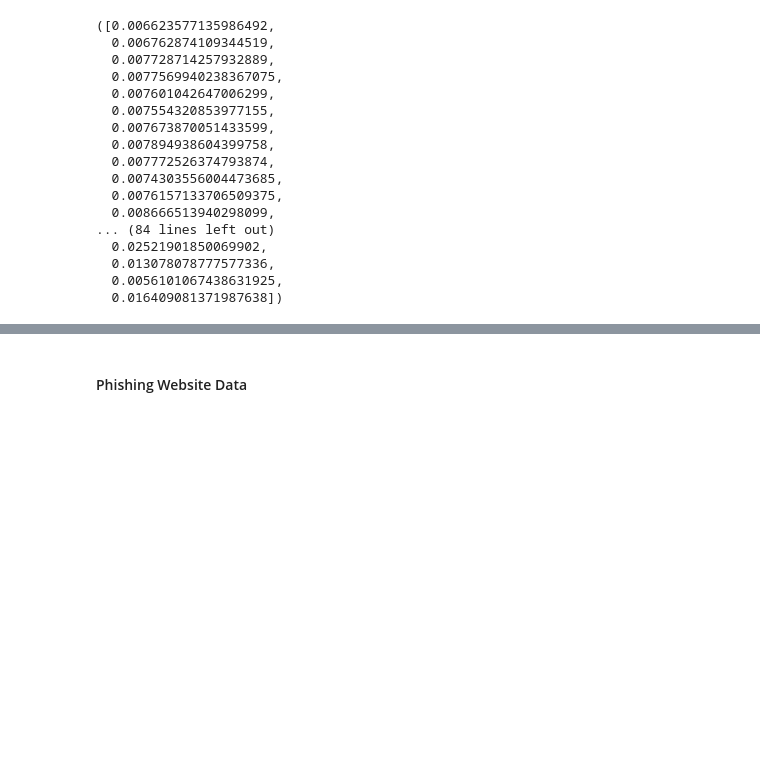
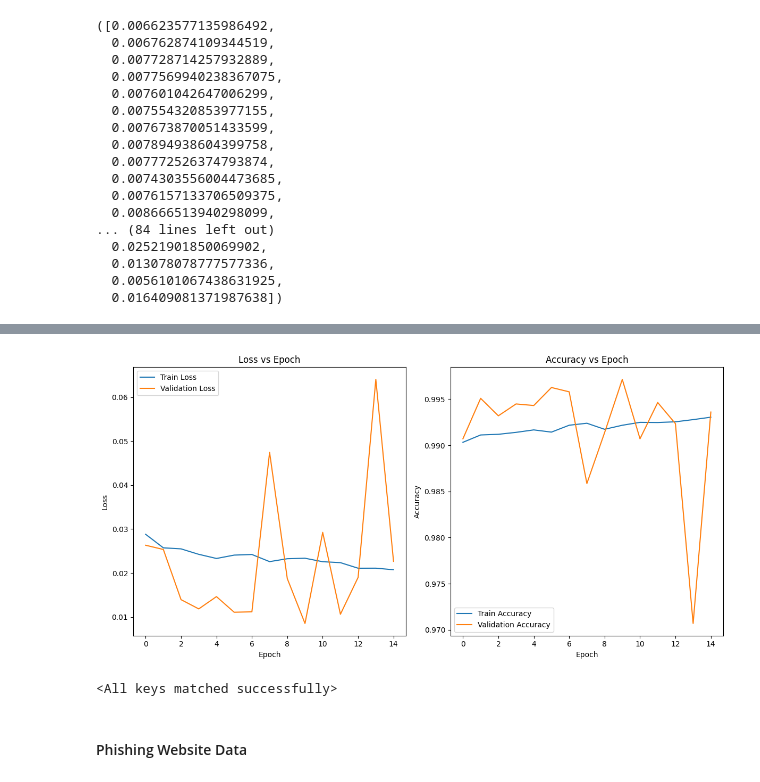
Before and after one commit to madalinaionela/Cybersecurity, a Jupyter notebook: cybersecurity_project_datasets.ipynb, the cells around one changed output, grey strips where cells are left out. Drawn from its saved outputs; the diff is of its cells as text; code cells hidden in the pictures; blank space fills up the shorter version.

Commit message:
aggiunto grafici dell'andamento del training e salvataggio pesi del modello

```diff
--- a/cybersecurity_project_datasets.ipynb
+++ b/cybersecurity_project_datasets.ipynb
@@ -693,3 +813,27 @@ model = model.to(device)
+# %%
+# Funzione per visualizzare andamento del training
+def plot_metrics(train_losses, val_losses, train_accuracies, val_accuracies):
+    # Grafico delle perdite
+    plt.figure(figsize=(12, 6))
+    plt.subplot(1, 2, 1)
+    plt.plot(train_losses, label='Train Loss')
+    plt.plot(val_losses, label='Validation Loss')
+    plt.xlabel('Epoch')
+    plt.ylabel('Loss')
+    plt.legend()
+    plt.title('Loss vs Epoch')
+
+    # Grafico delle accuratezze
+    plt.subplot(1, 2, 2)
+    plt.plot(train_accuracies, label='Train Accuracy')
+    plt.plot(val_accuracies, label='Validation Accuracy')
+    plt.xlabel('Epoch')
+    plt.ylabel('Accuracy')
+    plt.legend()
+    plt.title('Accuracy vs Epoch')
+
+    plt.tight_layout()
+    plt.show()
 # %%
 train_model(model, train_loader, val_loader, criterion, optimizer, NUM_EPOCHS)
 # %% [output]
@@ -734,0 +907,3 @@ KeyboardInterrupt:
+# %%
+path = "best_model.pth"  # Dove salvare i pesi del modello
+train_losses, val_losses, train_accuracies, val_accuracies = train_model(model, train_loader, val_loader, criterion, optimizer, NUM_EPOCHS, PATIENCE, path)
@@ -735,3 +928,12 @@ KeyboardInterrupt:
+# %%
+plot_metrics(train_losses, val_losses, train_accuracies, val_accuracies)
+# %% [output]
+[figure, added]
+# %%
+# RICARICARE I PESI DEL MIGLIOR MODELLO SALVATO NEL TRAINING
+model.load_state_dict(torch.load("best_model.pth"))
+# %% [output]
+<All keys matched successfully>
 # %% [markdown]
 #### Phishing Website Data
 # %% [markdown]
```
Also changed, not shown: parts of 9 cells of this notebook, 2 other files.
